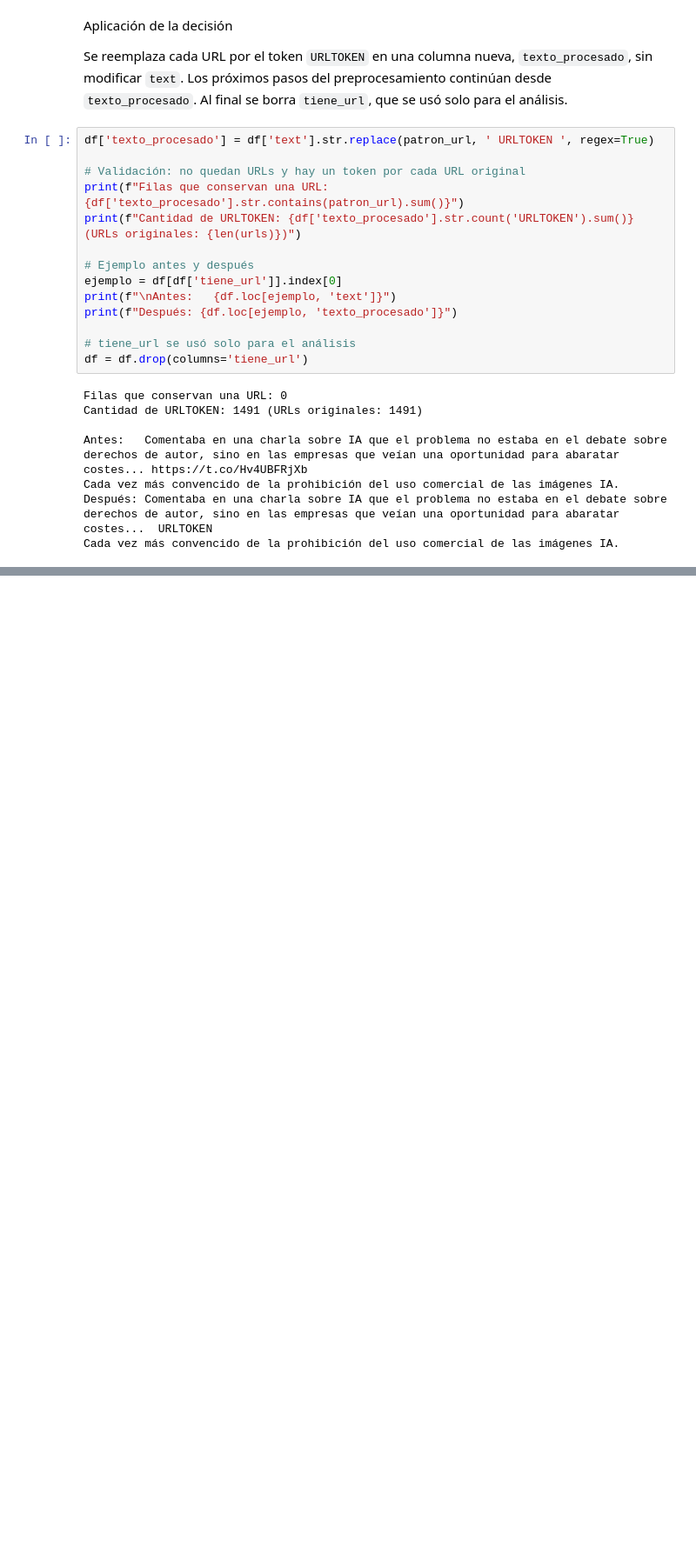
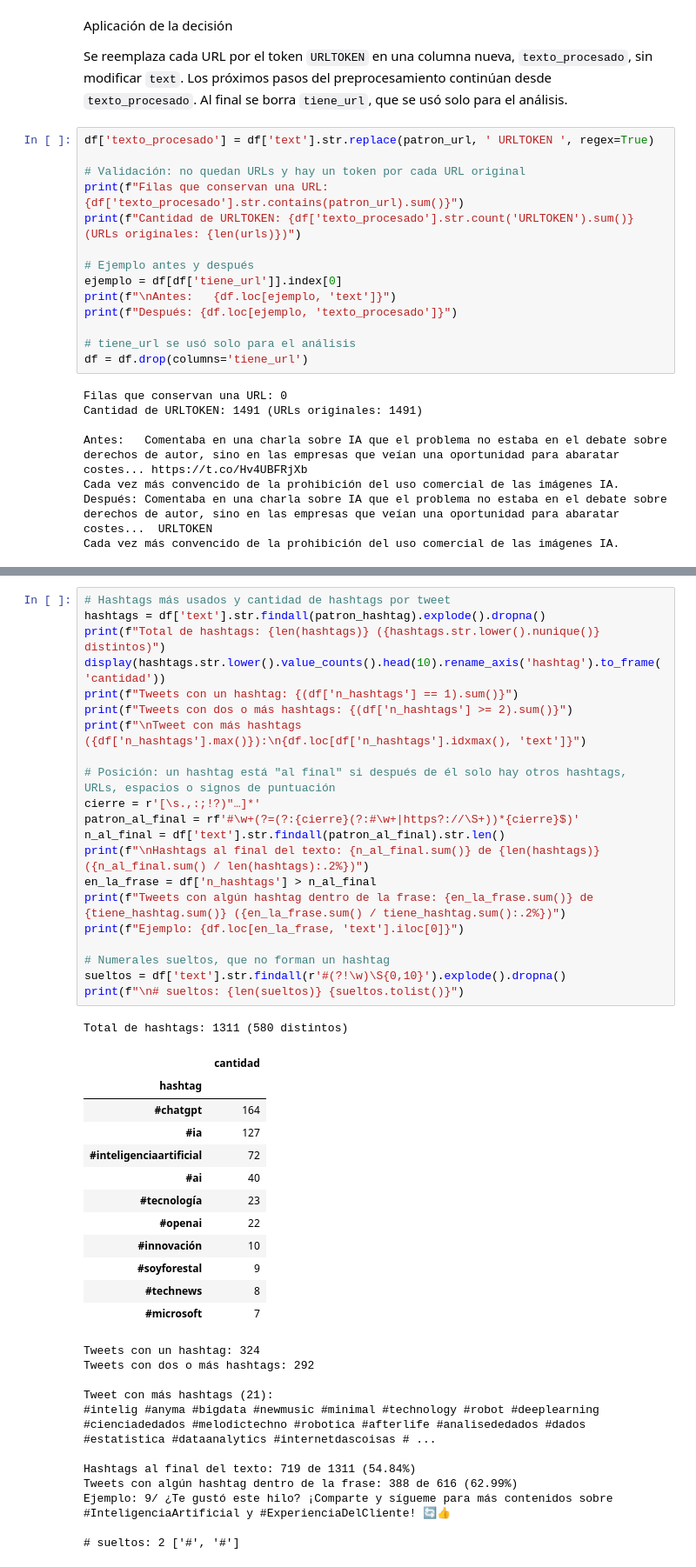
Before and after one commit to Barlita03/TP-CienciasDeDatos, a Jupyter notebook: TP1_CdD.ipynb, the cells around one changed output, grey strips where cells are left out. Shown at 87% size. Drawn from its saved outputs; the diff is of its cells as text; blank space fills up the shorter version.

```diff
--- a/TP1_CdD.ipynb
+++ b/TP1_CdD.ipynb
@@ -590,0 +628,46 @@ Cada vez más convencido de la prohibición del uso comercial de las imágenes I
+# %%
+# Hashtags más usados y cantidad de hashtags por tweet
+hashtags = df['text'].str.findall(patron_hashtag).explode().dropna()
+print(f"Total de hashtags: {len(hashtags)} ({hashtags.str.lower().nunique()} distintos)")
+display(hashtags.str.lower().value_counts().head(10).rename_axis('hashtag').to_frame('cantidad'))
+print(f"Tweets con un hashtag: {(df['n_hashtags'] == 1).sum()}")
+print(f"Tweets con dos o más hashtags: {(df['n_hashtags'] >= 2).sum()}")
+print(f"\nTweet con más hashtags ({df['n_hashtags'].max()}):\n{df.loc[df['n_hashtags'].idxmax(), 'text']}")
+
+# Posición: un hashtag está "al final" si después de él solo hay otros hashtags, URLs, espacios o signos de puntuación
+cierre = r'[\s.,:;!?)"…]*'
+patron_al_final = rf'#\w+(?=(?:{cierre}(?:#\w+|https?://\S+))*{cierre}$)'
+n_al_final = df['text'].str.findall(patron_al_final).str.len()
+print(f"\nHashtags al final del texto: {n_al_final.sum()} de {len(hashtags)} ({n_al_final.sum() / len(hashtags):.2%})")
+en_la_frase = df['n_hashtags'] > n_al_final
+print(f"Tweets con algún hashtag dentro de la frase: {en_la_frase.sum()} de {tiene_hashtag.sum()} ({en_la_frase.sum() / tiene_hashtag.sum():.2%})")
+print(f"Ejemplo: {df.loc[en_la_frase, 'text'].iloc[0]}")
+
+# Numerales sueltos, que no forman un hashtag
+sueltos = df['text'].str.findall(r'#(?!\w)\S{0,10}').explode().dropna()
+print(f"\n# sueltos: {len(sueltos)} {sueltos.tolist()}")
+# %% [output]
+Total de hashtags: 1311 (580 distintos)
+|  | cantidad |
+| hashtag |  |
+| #chatgpt | 164 |
+| #ia | 127 |
+| #inteligenciaartificial | 72 |
+| #ai | 40 |
+| #tecnología | 23 |
+| #openai | 22 |
+| #innovación | 10 |
+| #soyforestal | 9 |
+| #technews | 8 |
+| #microsoft | 7 |
+Tweets con un hashtag: 324
+Tweets con dos o más hashtags: 292
+
+Tweet con más hashtags (21):
+#intelig #anyma #bigdata #newmusic #minimal #technology #robot #deeplearning #cienciadedados #melodictechno #robotica #afterlife #analisededados #dados #estatistica #dataanalytics #internetdascoisas # ...
+
+Hashtags al final del texto: 719 de 1311 (54.84%)
+Tweets con algún hashtag dentro de la frase: 388 de 616 (62.99%)
+Ejemplo: 9/ ¿Te gustó este hilo? ¡Comparte y sígueme para más contenidos sobre #InteligenciaArtificial y #ExperienciaDelCliente! 🔄👍
+
+# sueltos: 2 ['#', '#']
```
Also changed, not shown: parts of 13 cells of this notebook, 2 other files.
